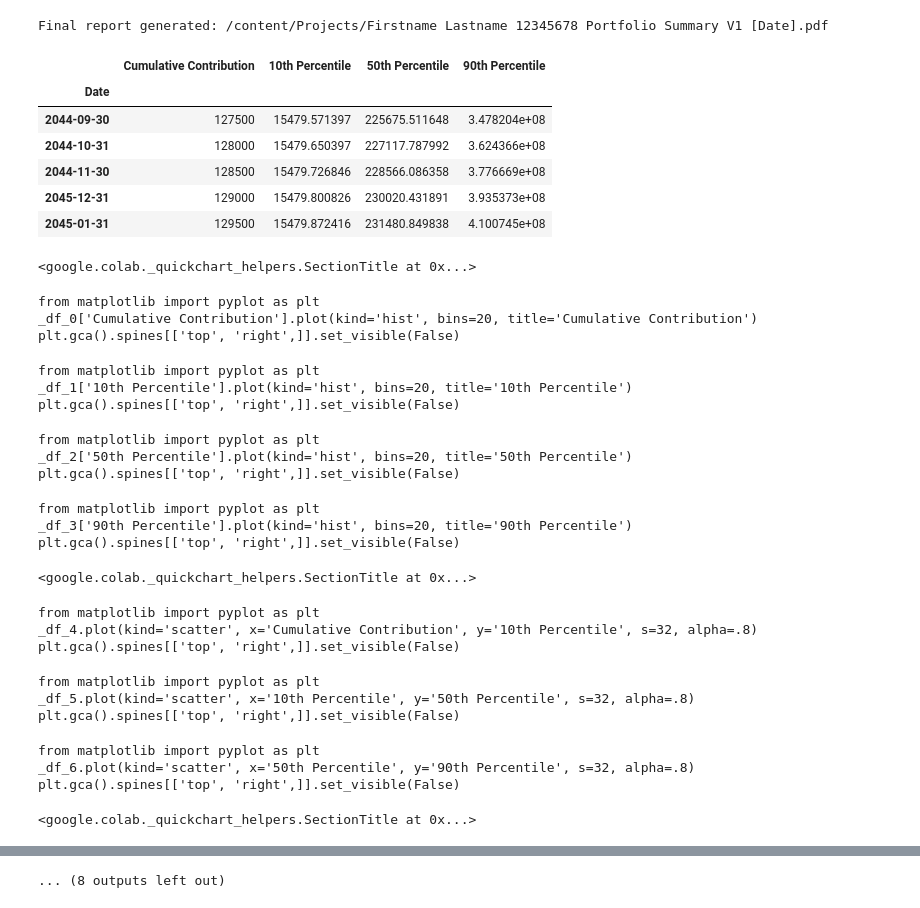
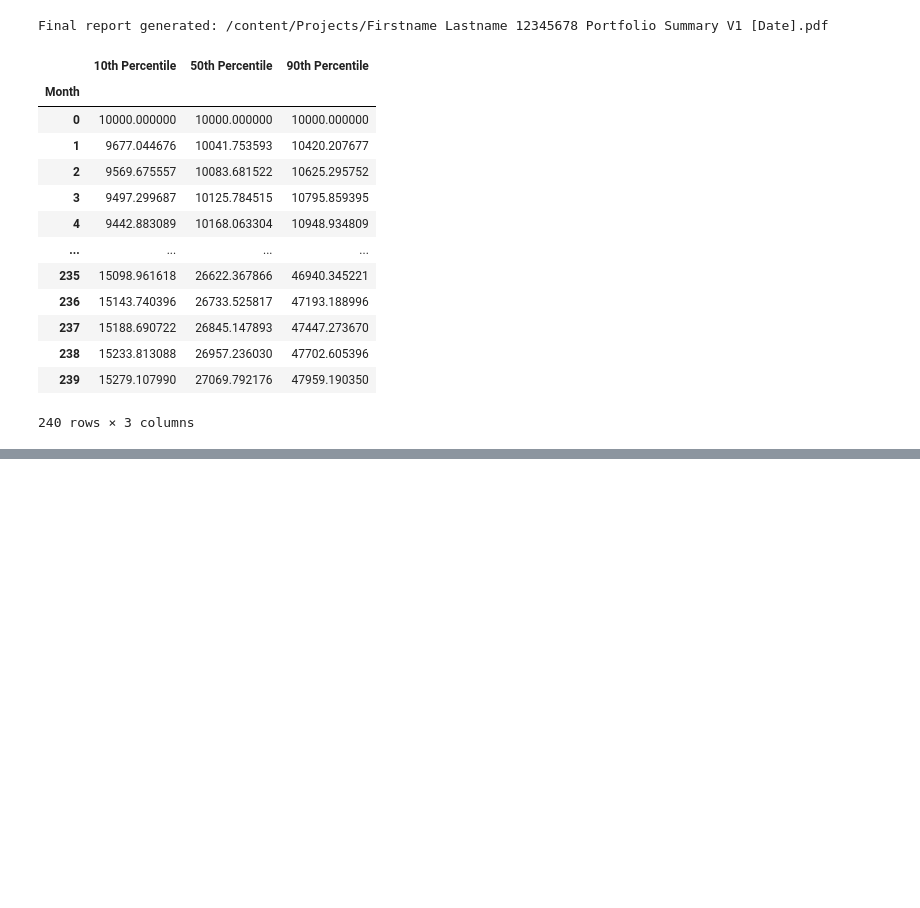
Before and after one commit to weijieleong/Portfolio-Visualizer, a Jupyter notebook: Portfolio_Visualizer_colab_V1.ipynb, the cells around one changed output, grey strips where cells are left out. Drawn from its saved outputs; the diff is of its cells as text; code cells hidden in the pictures; blank space fills up the shorter version.

```diff
--- a/Portfolio_Visualizer_colab_V1.ipynb
+++ b/Portfolio_Visualizer_colab_V1.ipynb
@@ -1770,42 +1717,52 @@ def forecast_portfolio(exp_returns, stdev, current_value, monthly_contribution):
+# %%
+def forecast_portfolio(exp_ret, stdev, initial_value=10000):
+
+
+    conf_interval = [0.1, 0.5,  0.9]
+    all_simulations = pd.DataFrame()
+
+    simulations = pd.DataFrame()
+    simulations['Month'] = range(0, 240)
+    simulations['ExpRtn'] = exp_ret
+    simulations['Stdev'] = stdev
+
+    for percentile in conf_interval:
+        percentile_label = f"{int(percentile * 100)}th Percentile"
+        simulations[percentile_label] = initial_value
+        for i in range(1, len(simulations)):
+            simulations.loc[i, percentile_label] = math.exp(
+                (simulations.loc[i, 'Month'] / 12 * simulations.loc[i, 'ExpRtn']) +
+                (np.sqrt(simulations.loc[i, 'Month'] / 12) * simulations.loc[i, 'Stdev'] * norm.ppf(percentile))
+            ) * initial_value
+
+    simulations = simulations.drop(columns=['ExpRtn', 'Stdev'])
+    simulations.set_index('Month', inplace=True)
+
+    all_simulations = pd.concat([all_simulations, simulations], axis=1)
+
+    return all_simulations
 # %%
 exp_returns = 0.05
 stdev = 0.10
 current_value = 10000
 
 # Forecast the portfolio growth
-forecast_df = forecast_portfolio(exp_returns, stdev, current_value, monthly_contribution=500)
+forecast_df = forecast_portfolio(exp_returns, stdev, initial_value=10000)
 
 # View the forecast
-forecast_df.tail()  # Displays the first few rows of the forecast DataFrame
+forecast_df
 # %% [output]
-|  | Cumulative Contribution | 10th Percentile | 50th Percentile | 90th Percentile |
-| Date |  |  |  |  |
-| 2044-09-30 | 127500 | 15479.571397 | 225675.511648 | 3.478204e+08 |
-| 2044-10-31 | 128000 | 15479.650397 | 227117.787992 | 3.624366e+08 |
-| 2044-11-30 | 128500 | 15479.726846 | 228566.086358 | 3.776669e+08 |
-| 2045-12-31 | 129000 | 15479.800826 | 230020.431891 | 3.935373e+08 |
-| 2045-01-31 | 129500 | 15479.872416 | 231480.849838 | 4.100745e+08 |
+|  | 10th Percentile | 50th Percentile | 90th Percentile |
+| Month |  |  |  |
+| 0 | 10000.000000 | 10000.000000 | 10000.000000 |
+| 1 | 9677.044676 | 10041.753593 | 10420.207677 |
+| 2 | 9569.675557 | 10083.681522 | 10625.295752 |
+| 3 | 9497.299687 | 10125.784515 | 10795.859395 |
+| 4 | 9442.883089 | 10168.063304 | 10948.934809 |
+| ... | ... | ... | ... |
+| 235 | 15098.961618 | 26622.367866 | 46940.345221 |
+| 236 | 15143.740396 | 26733.525817 | 47193.188996 |
+| 237 | 15188.690722 | 26845.147893 | 47447.273670 |
+| 238 | 15233.813088 | 26957.236030 | 47702.605396 |
+| 239 | 15279.107990 | 27069.792176 | 47959.190350 |
-<google.colab._quickchart_helpers.SectionTitle at 0x...>
+240 rows × 3 columns
-from matplotlib import pyplot as plt
-_df_0['Cumulative Contribution'].plot(kind='hist', bins=20, title='Cumulative Contribution')
-plt.gca().spines[['top', 'right',]].set_visible(False)
-from matplotlib import pyplot as plt
-_df_1['10th Percentile'].plot(kind='hist', bins=20, title='10th Percentile')
-plt.gca().spines[['top', 'right',]].set_visible(False)
-from matplotlib import pyplot as plt
-_df_2['50th Percentile'].plot(kind='hist', bins=20, title='50th Percentile')
-plt.gca().spines[['top', 'right',]].set_visible(False)
-from matplotlib import pyplot as plt
-_df_3['90th Percentile'].plot(kind='hist', bins=20, title='90th Percentile')
-plt.gca().spines[['top', 'right',]].set_visible(False)
-<google.colab._quickchart_helpers.SectionTitle at 0x...>
-from matplotlib import pyplot as plt
-_df_4.plot(kind='scatter', x='Cumulative Contribution', y='10th Percentile', s=32, alpha=.8)
-plt.gca().spines[['top', 'right',]].set_visible(False)
-from matplotlib import pyplot as plt
-_df_5.plot(kind='scatter', x='10th Percentile', y='50th Percentile', s=32, alpha=.8)
-plt.gca().spines[['top', 'right',]].set_visible(False)
-from matplotlib import pyplot as plt
-_df_6.plot(kind='scatter', x='50th Percentile', y='90th Percentile', s=32, alpha=.8)
-plt.gca().spines[['top', 'right',]].set_visible(False)
-<google.colab._quickchart_helpers.SectionTitle at 0x...>
@@ -1831 +1768,0 @@ _ = plt.ylabel('count()')
-... (8 outputs left out)
```
Also changed, not shown: parts of 7 cells of this notebook.
